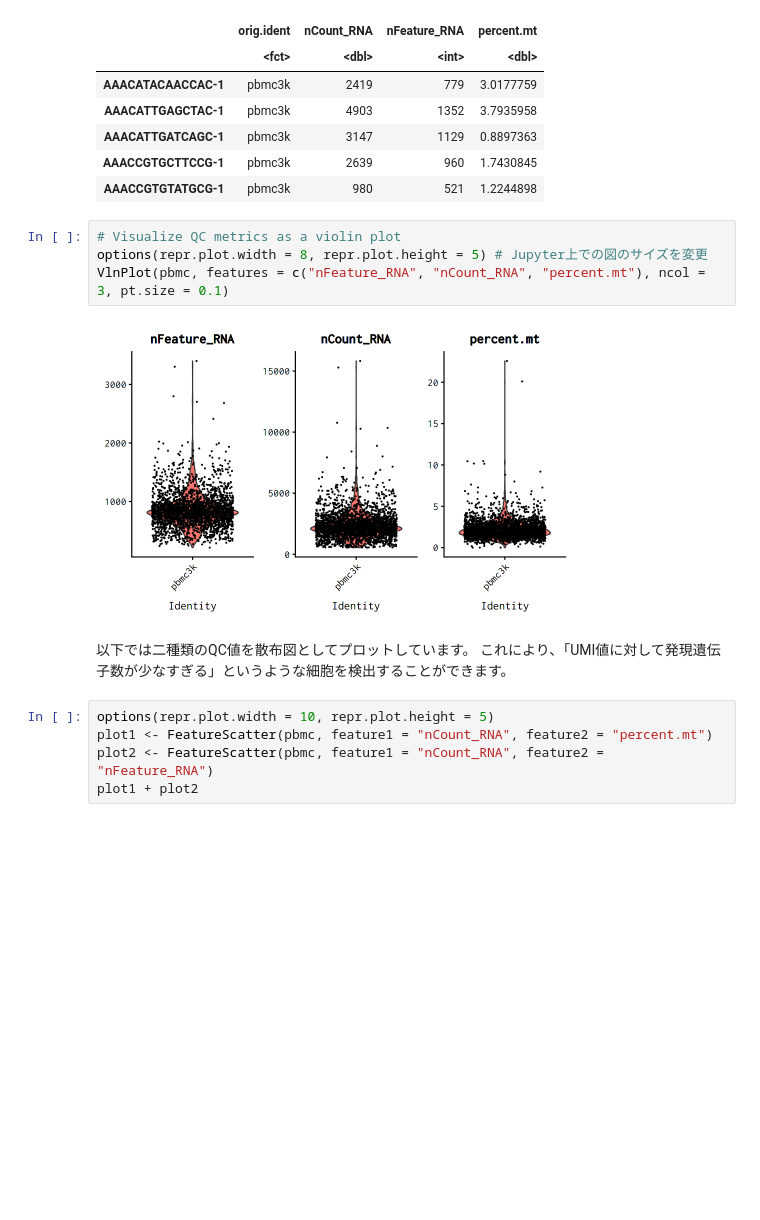
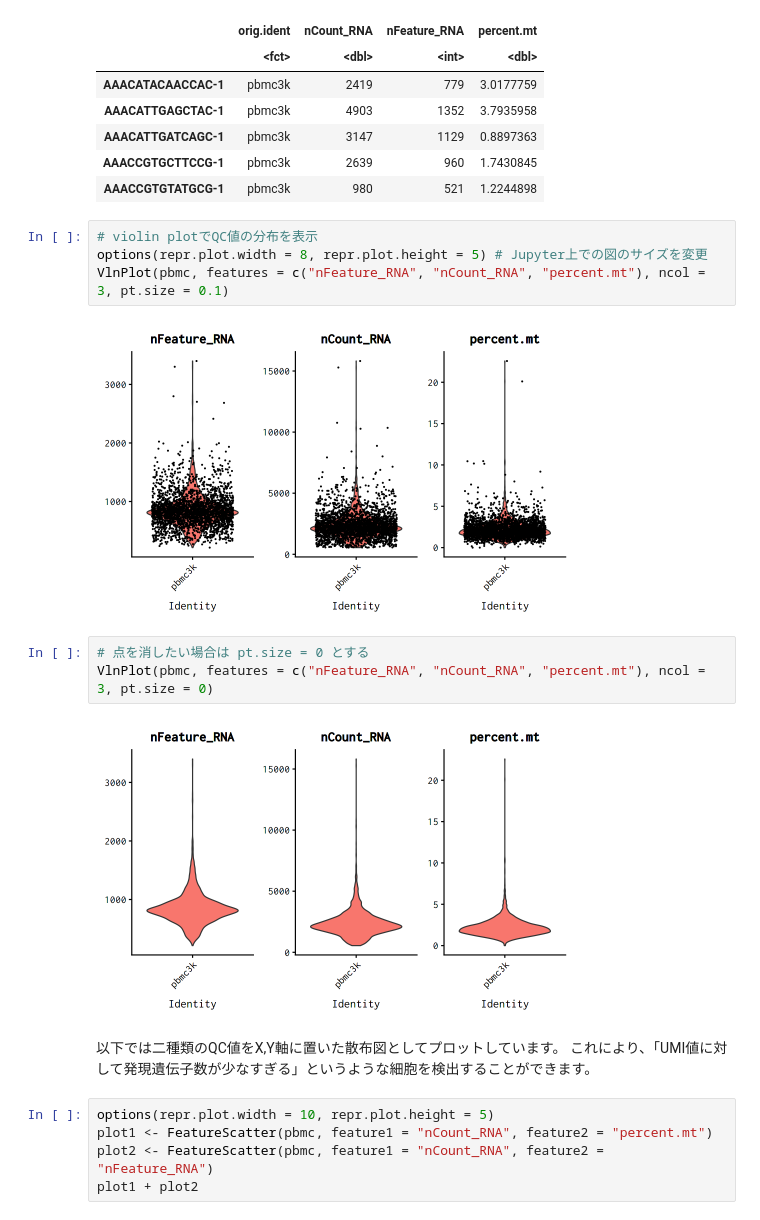
Before and after one commit to rnakato/SinglecellAnalysisTutorial, a Jupyter notebook: docs/notebooks/GuidedTutorial.ipynb, the cells around one changed output. Drawn from its saved outputs; the diff is of its cells as text; blank space fills up the shorter version.

```diff
--- a/docs/notebooks/GuidedTutorial.ipynb
+++ b/docs/notebooks/GuidedTutorial.ipynb
@@ -142,13 +145,18 @@ A data.frame: 5 × 4
 | AAACCGTGCTTCCG-1 | pbmc3k | 2639 | 960 | 1.7430845 |
 | AAACCGTGTATGCG-1 | pbmc3k | 980 | 521 | 1.2244898 |
 # %%
-# Visualize QC metrics as a violin plot
+# violin plotでQC値の分布を表示
 options(repr.plot.width = 8, repr.plot.height = 5) # Jupyter上での図のサイズを変更
 VlnPlot(pbmc, features = c("nFeature_RNA", "nCount_RNA", "percent.mt"), ncol = 3, pt.size = 0.1)
 # %% [output]
 [figure]
+# %%
+# 点を消したい場合は pt.size = 0 とする
+VlnPlot(pbmc, features = c("nFeature_RNA", "nCount_RNA", "percent.mt"), ncol = 3, pt.size = 0)
+# %% [output]
+[figure, added]
 # %% [markdown]
-以下では二種類のQC値を散布図としてプロットしています。
+以下では二種類のQC値をX,Y軸に置いた散布図としてプロットしています。
 これにより、「UMI値に対して発現遺伝子数が少なすぎる」というような細胞を検出することができます。
 # %%
 options(repr.plot.width = 10, repr.plot.height = 5)
```
Also changed, not shown: parts of 62 cells of this notebook, 2 other files.
